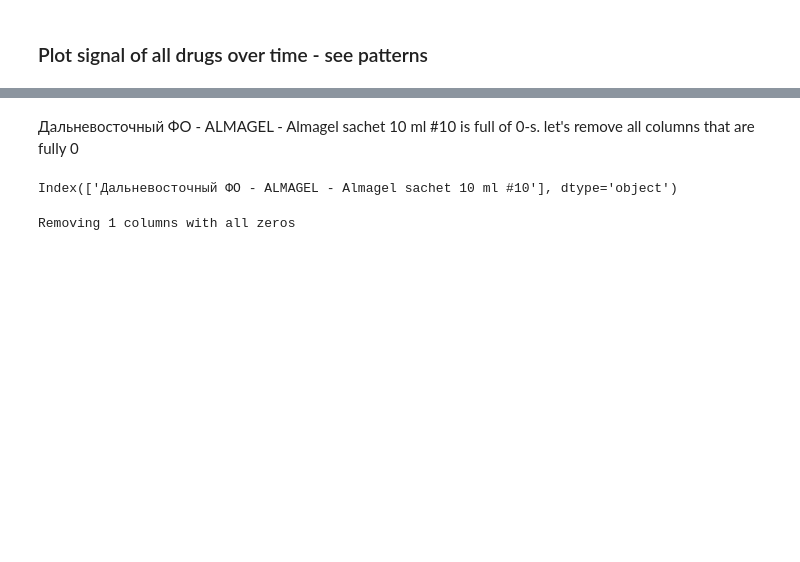
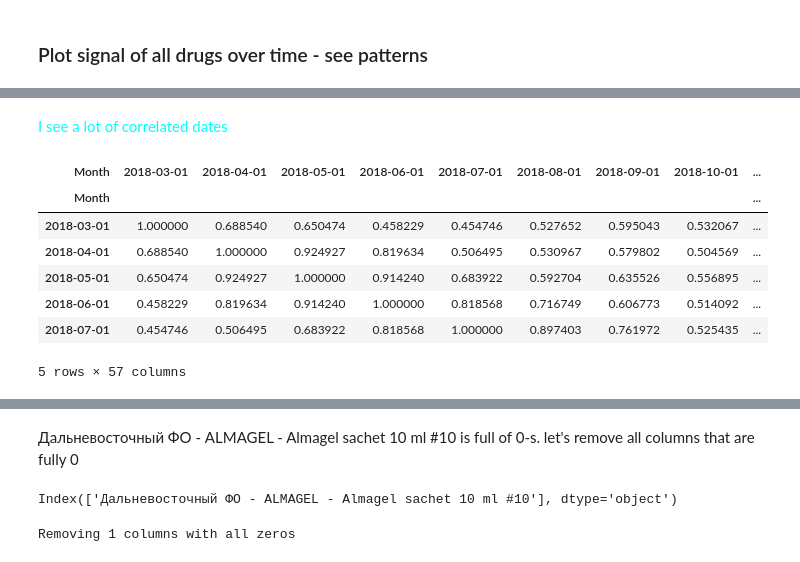
Before and after one commit to ariellubonja/hierarchical-time-series, a Jupyter notebook: eda.ipynb, the cells around one changed output, grey strips where cells are left out. Drawn from its saved outputs; the diff is of its cells as text; code cells hidden in the pictures; blank space fills up the shorter version.

```diff
--- a/eda.ipynb
+++ b/eda.ipynb
@@ -65,0 +75,13 @@ for i, column in enumerate(df.columns):
+# %% [markdown]
+<font color="cyan">I see a lot of correlated dates</font>
+# %%
+dfT.corr().head()
+# %% [output]
+| Month | 2018-03-01 | 2018-04-01 | 2018-05-01 | 2018-06-01 | 2018-07-01 | 2018-08-01 | 2018-09-01 | 2018-10-01 | ... |
+| Month |  |  |  |  |  |  |  |  | ... |
+| 2018-03-01 | 1.000000 | 0.688540 | 0.650474 | 0.458229 | 0.454746 | 0.527652 | 0.595043 | 0.532067 | ... |
+| 2018-04-01 | 0.688540 | 1.000000 | 0.924927 | 0.819634 | 0.506495 | 0.530967 | 0.579802 | 0.504569 | ... |
+| 2018-05-01 | 0.650474 | 0.924927 | 1.000000 | 0.914240 | 0.683922 | 0.592704 | 0.635526 | 0.556895 | ... |
+| 2018-06-01 | 0.458229 | 0.819634 | 0.914240 | 1.000000 | 0.818568 | 0.716749 | 0.606773 | 0.514092 | ... |
+| 2018-07-01 | 0.454746 | 0.506495 | 0.683922 | 0.818568 | 1.000000 | 0.897403 | 0.761972 | 0.525435 | ... |
+5 rows × 57 columns
```
Also changed, not shown: parts of 16 cells of this notebook.
